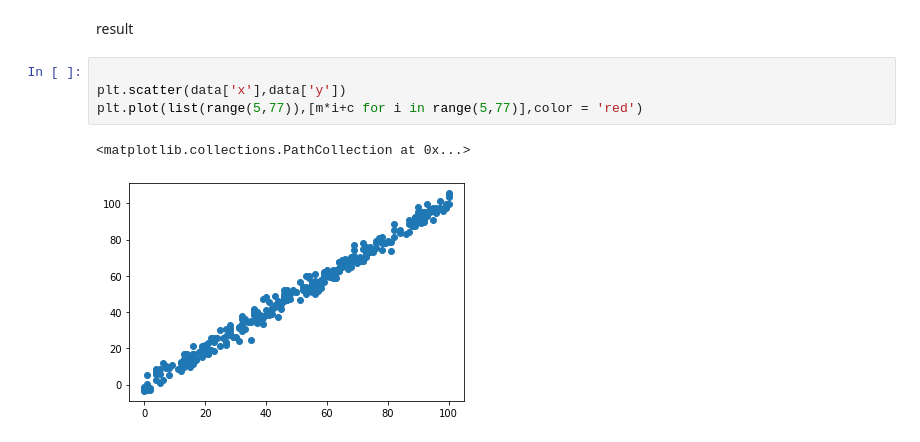
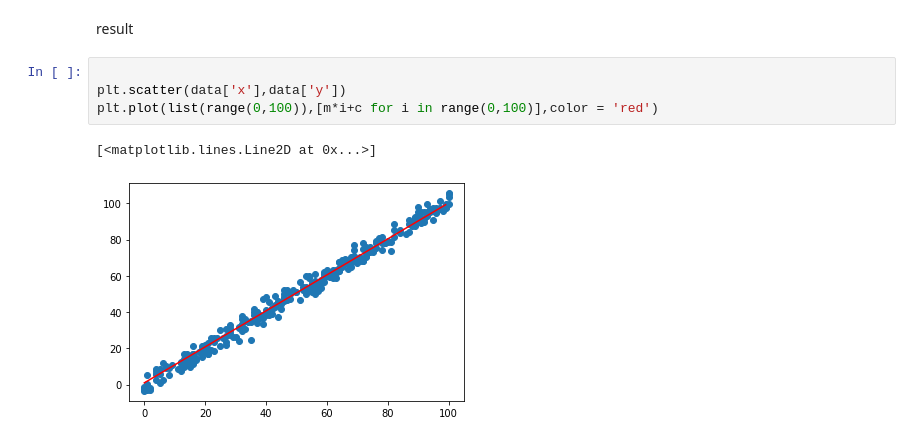
Before and after one commit to Karthik-PM/ml_algos_implimentations, a Jupyter notebook: Linear regression/linearRegression.ipynb, the cells around one changed output. Saved outputs shown, nothing was run; the diff lists cells and outputs as text.

```diff
--- a/Linear regression/linearRegression.ipynb
+++ b/Linear regression/linearRegression.ipynb
@@ -104,7 +104,7 @@ result
 # %%
 
 plt.scatter(data['x'],data['y'])
-plt.plot(list(range(5,77)),[m*i+c for i in range(5,77)],color = 'red')
+plt.plot(list(range(0,100)),[m*i+c for i in range(0,100)],color = 'red')
 # %% [output]
-<matplotlib.collections.PathCollection at 0x...>
+[<matplotlib.lines.Line2D at 0x...>]
-[figure, old version]
+[figure, new version]
```
